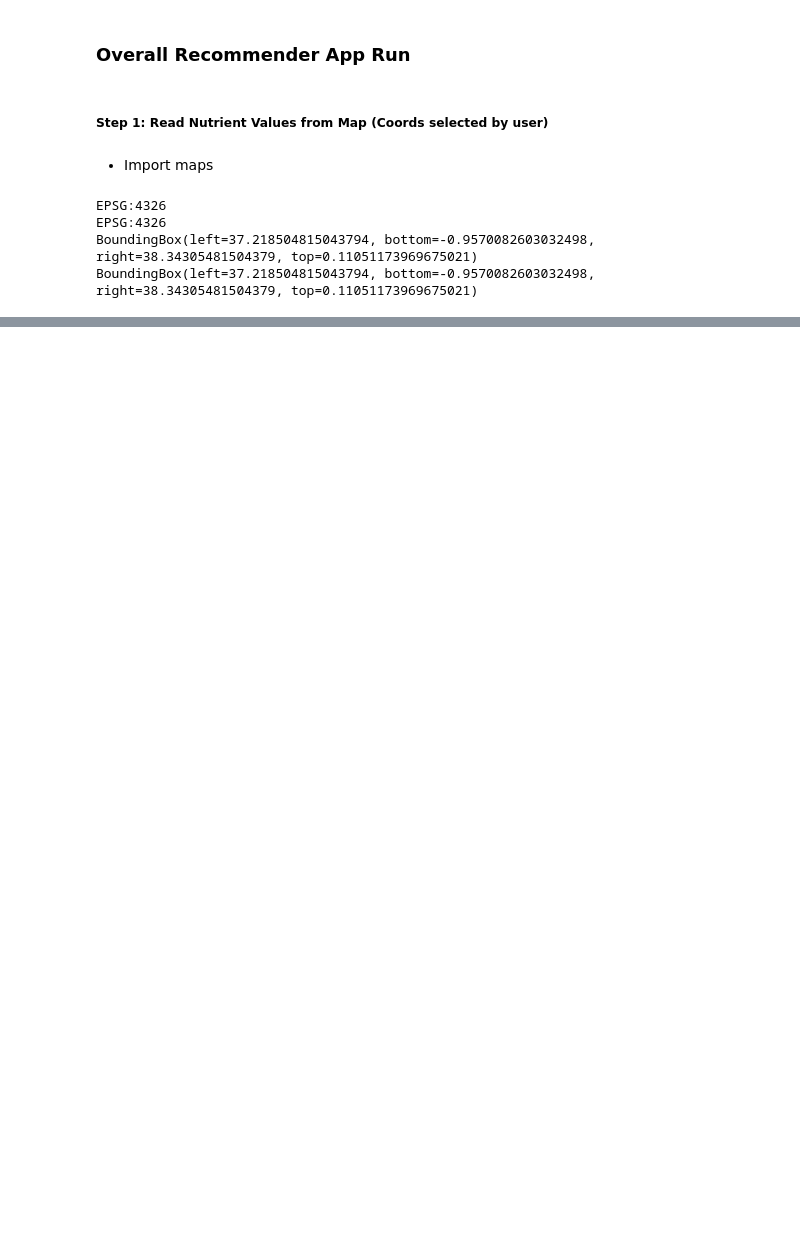
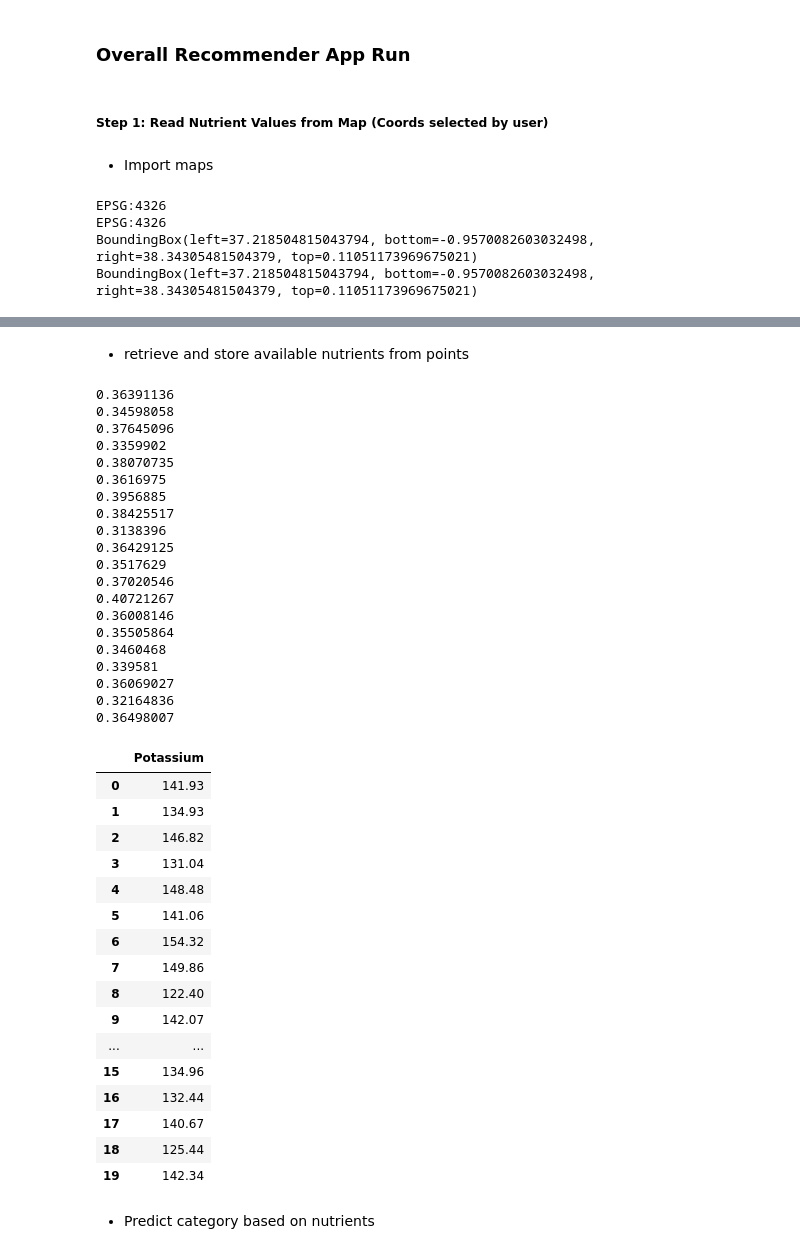
Before and after one commit to AllanVikiru/KenyaDSM, a Jupyter notebook: app/recommender/test.ipynb, the cells around one changed output, grey strips where cells are left out. Cells and saved outputs as stored; diff of their text form; code cells hidden in the pictures; blank space fills up the shorter version.

```diff
--- a/app/recommender/test.ipynb
+++ b/app/recommender/test.ipynb
@@ -39,8 +28,0 @@ ExK value on long/lat [ 36.35131828787092 -0.7306568885149762 ]: 0.34718683
-# %%
-conv_mg = 122
-conv_k = 390
-
-soil_mg = exmg * conv_mg
-soil_k = exk * conv_k
-
-print("Available K: ", round(soil_k,2), " Available Mg: ", round(soil_mg,2))
@@ -48,0 +60,67 @@ Available K:  135.4  Available Mg:  233.94
+# %% [markdown]
+- retrieve and store available nutrients from points
+# %%
+# get available content from rasters
+conv_mg = 122
+conv_k = 390
+
+av_nutrients = []
+
+for point in points['geometry']:
+    x = point.xy[0][0]
+    y = point.xy[1][0]
+
+    # mg_row,mg_col = mg_map.index(x,y)
+    k_row, k_col = k_map.index(x,y)
+
+    # print(mg_map.read(1)[mg_row, mg_col])
+    print(k_map.read(1)[k_row, k_col])
+
+    # soil_mg = (mg_map.read(1)[mg_row, mg_col] * conv_mg)
+    soil_k = (k_map.read(1)[k_row, k_col] * conv_k)
+
+    av_nutrients.append({
+        'Potassium': round(soil_k,2)
+    })
+soil_nutrients = pd.DataFrame(av_nutrients)
+soil_nutrients
+# %% [output]
+0.36391136
+0.34598058
+0.37645096
+0.3359902
+0.38070735
+0.3616975
+0.3956885
+0.38425517
+0.3138396
+0.36429125
+0.3517629
+0.37020546
+0.40721267
+0.36008146
+0.35505864
+0.3460468
+0.339581
+0.36069027
+0.32164836
+0.36498007
+|  | Potassium |
+| 0 | 141.93 |
+| 1 | 134.93 |
+| 2 | 146.82 |
+| 3 | 131.04 |
+| 4 | 148.48 |
+| 5 | 141.06 |
+| 6 | 154.32 |
+| 7 | 149.86 |
+| 8 | 122.40 |
+| 9 | 142.07 |
+| ... | ... |
+| 15 | 134.96 |
+| 16 | 132.44 |
+| 17 | 140.67 |
+| 18 | 125.44 |
+| 19 | 142.34 |
+# %% [markdown]
+- Predict category based on nutrients
```
Also changed, not shown: parts of 9 cells of this notebook, 12 other files.
